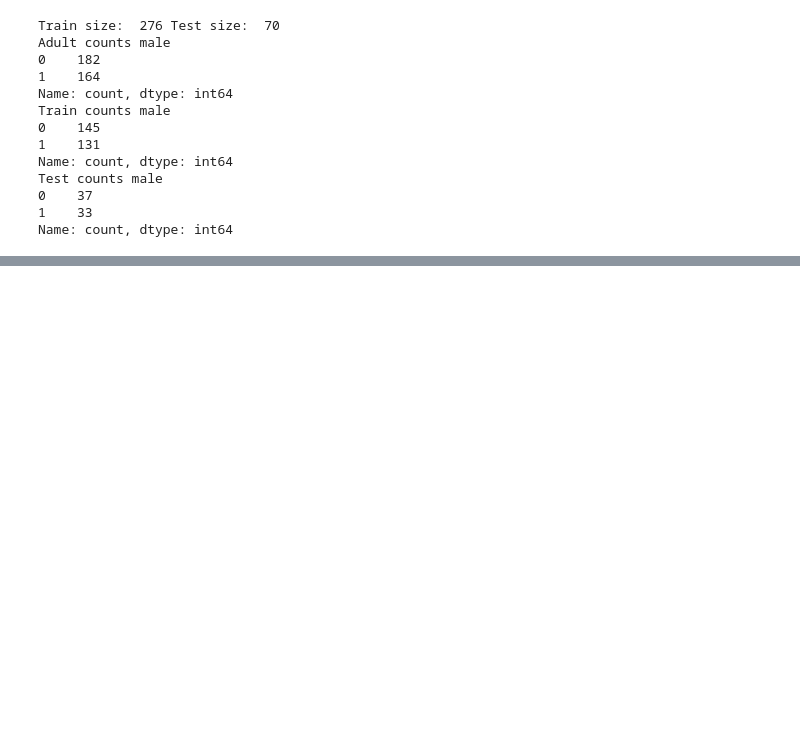
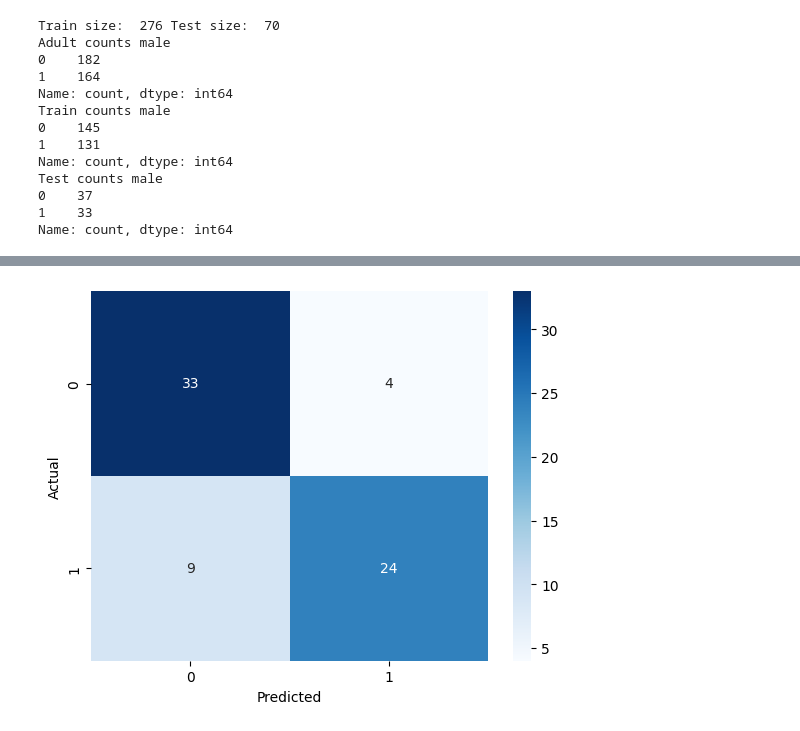
Before and after one commit to aarongilly/applied-ml-gillespie, a Jupyter notebook: example02/lab2_starter.ipynb, the cells around one changed output, grey strips where cells are left out. Drawn from its saved outputs; the diff is of its cells as text; code cells hidden in the pictures; blank space fills up the shorter version.

```diff
--- a/example02/lab2_starter.ipynb
+++ b/example02/lab2_starter.ipynb
@@ -321,0 +324,25 @@ Name: count, dtype: int64
+# %%
+# Define the input features before splitting
+# Case 1: Height only
+X = howell_adults[['height']]
+y = howell_adults['male']
+
+# Case 2: Weight only
+# X = howell_adults[['weight']]
+# y = howell_adults['male']
+
+# Case 3: Height + Weight
+# X = howell_adults[['height', 'weight']]
+# y = howell_adults['male']
+# %%
+from sklearn.model_selection import StratifiedShuffleSplit
+
+splitter = StratifiedShuffleSplit(n_splits=1, test_size=0.2, random_state=123)
+
+for train_indices, test_indices in splitter.split(X, y):
+    X_train = X.iloc[train_indices]
+    X_test = X.iloc[test_indices]
+    y_train = y.iloc[train_indices]
+    y_test = y.iloc[test_indices]
+
+print('Train size: ', len(X_train), 'Test size: ', len(X_test))
@@ -321,0 +351,6 @@ Name: count, dtype: int64
+# %%
+from sklearn.tree import DecisionTreeClassifier
+from sklearn.metrics import classification_report, confusion_matrix
+
+tree_model = DecisionTreeClassifier()
+tree_model.fit(X_train, y_train)
@@ -321,0 +374,5 @@ Name: count, dtype: int64
+# %%
+# Predict and evaluate test data
+y_test_pred = tree_model.predict(X_test)
+print("Results for Decision Tree on test data:")
+print(classification_report(y_test, y_test_pred))
@@ -321,0 +389,11 @@ Name: count, dtype: int64
+# %%
+from sklearn.metrics import confusion_matrix
+import seaborn as sns
+
+cm = confusion_matrix(y_test, y_test_pred)
+sns.heatmap(cm, annot=True, cmap='Blues')
+plt.xlabel('Predicted')
+plt.ylabel('Actual')
+plt.show()
+# %% [output]
+[figure, added]
```
Also changed, not shown: parts of 10 cells of this notebook, 4 other files.
